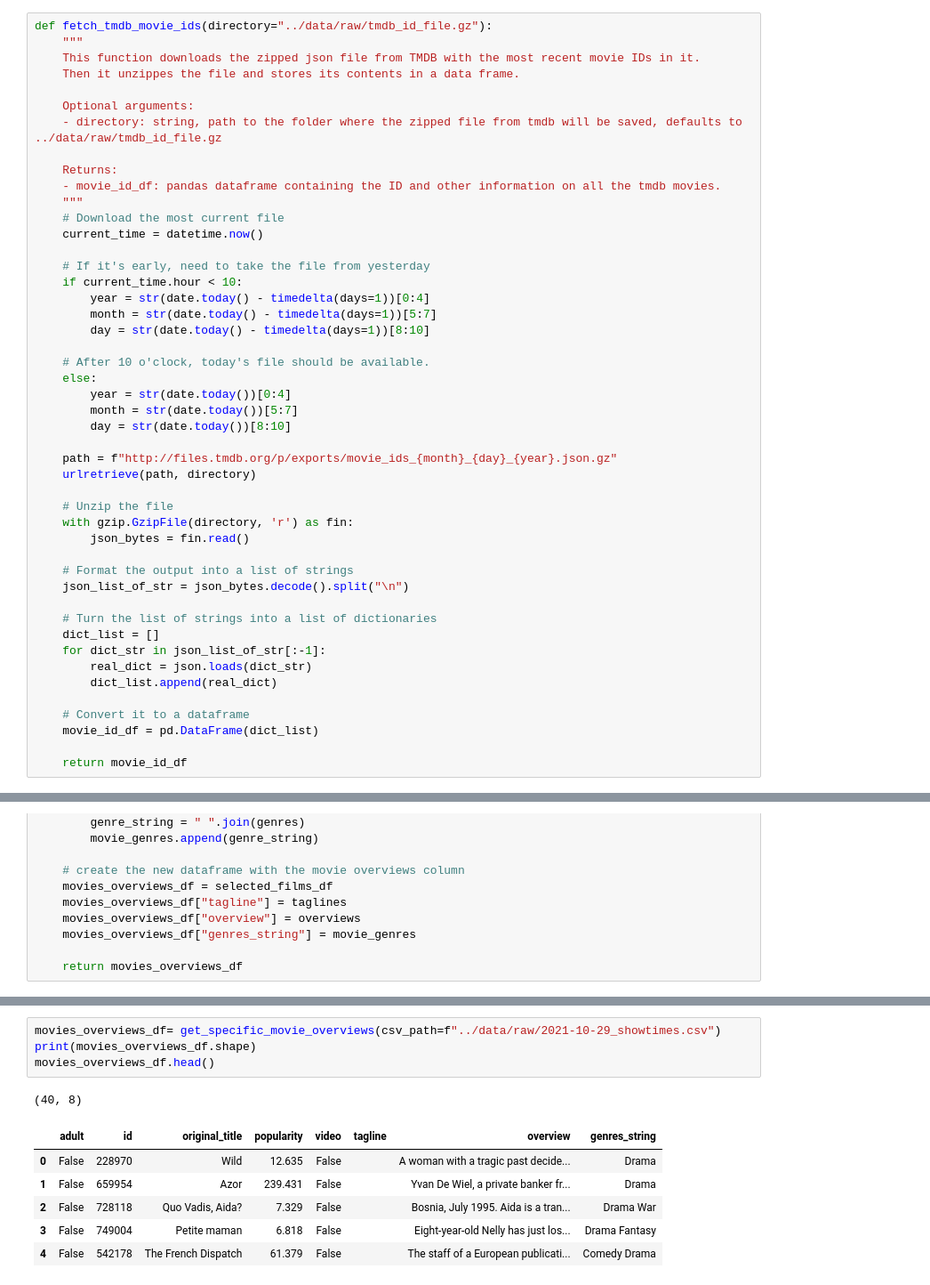
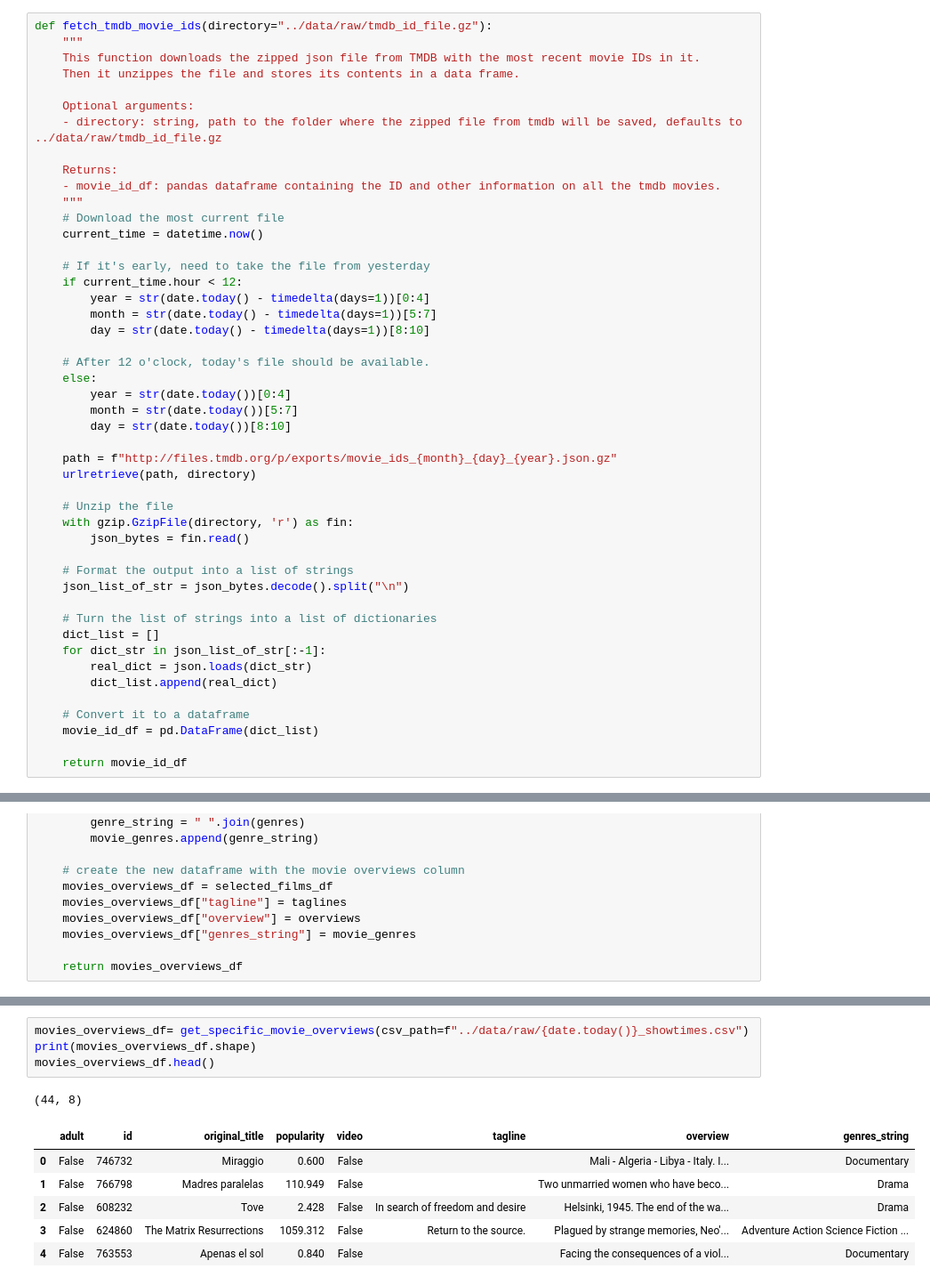
Before and after one commit to Alessine/cineman_streamlit_app, a Jupyter notebook: notebooks/211009_tmdb_api.ipynb, the cells around one changed output, grey strips where cells are left out. Shown: that part at 89% size. Saved outputs shown, nothing was run; the diff lists cells and outputs as text.

```diff
--- a/notebooks/211009_tmdb_api.ipynb
+++ b/notebooks/211009_tmdb_api.ipynb
@@ -27,12 +27,12 @@ def fetch_tmdb_movie_ids(directory="../data/raw/tmdb_id_file.gz"):
     current_time = datetime.now()
 
     # If it's early, need to take the file from yesterday
-    if current_time.hour < 10:
+    if current_time.hour < 12:
         year = str(date.today() - timedelta(days=1))[0:4]
         month = str(date.today() - timedelta(days=1))[5:7]
         day = str(date.today() - timedelta(days=1))[8:10]
 
-    # After 10 o'clock, today's file should be available.
+    # After 12 o'clock, today's file should be available.
     else:
         year = str(date.today())[0:4]
         month = str(date.today())[5:7]
@@ -169,13 +173,13 @@ def get_specific_movie_overviews(directory="../data/raw/tmdb_id_file.gz", csv_pa
 # %%
-movies_overviews_df= get_specific_movie_overviews(csv_path=f"../data/raw/2021-10-29_showtimes.csv")
+movies_overviews_df= get_specific_movie_overviews(csv_path=f"../data/raw/{date.today()}_showtimes.csv")
 print(movies_overviews_df.shape)
 movies_overviews_df.head()
 # %% [output]
-(40, 8)
+(44, 8)
 |  | adult | id | original_title | popularity | video | tagline | overview | genres_string |
-| 0 | False | 228970 | Wild | 12.635 | False |  | A woman with a tragic past decide... | Drama |
-| 1 | False | 659954 | Azor | 239.431 | False |  | Yvan De Wiel, a private banker fr... | Drama |
-| 2 | False | 728118 | Quo Vadis, Aida? | 7.329 | False |  | Bosnia, July 1995. Aida is a tran... | Drama War |
-| 3 | False | 749004 | Petite maman | 6.818 | False |  | Eight-year-old Nelly has just los... | Drama Fantasy |
-| 4 | False | 542178 | The French Dispatch | 61.379 | False |  | The staff of a European publicati... | Comedy Drama |
+| 0 | False | 746732 | Miraggio | 0.600 | False |  | Mali - Algeria - Libya - Italy. I... | Documentary |
+| 1 | False | 766798 | Madres paralelas | 110.949 | False |  | Two unmarried women who have beco... | Drama |
+| 2 | False | 608232 | Tove | 2.428 | False | In search of freedom and desire | Helsinki, 1945. The end of the wa... | Drama |
+| 3 | False | 624860 | The Matrix Resurrections | 1059.312 | False | Return to the source. | Plagued by strange memories, Neo'... | Adventure Action Science Fiction ... |
+| 4 | False | 763553 | Apenas el sol | 0.840 | False |  | Facing the consequences of a viol... | Documentary |
 # %%
```
Also changed, not shown: parts of 2 cells of this notebook, 7 other files.
